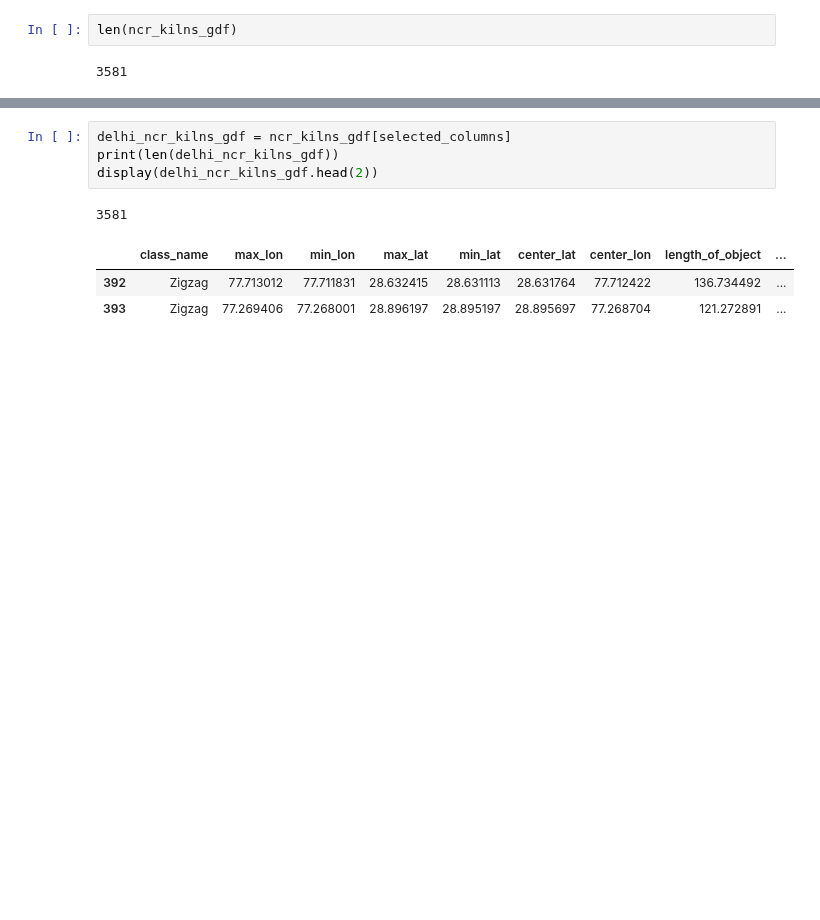
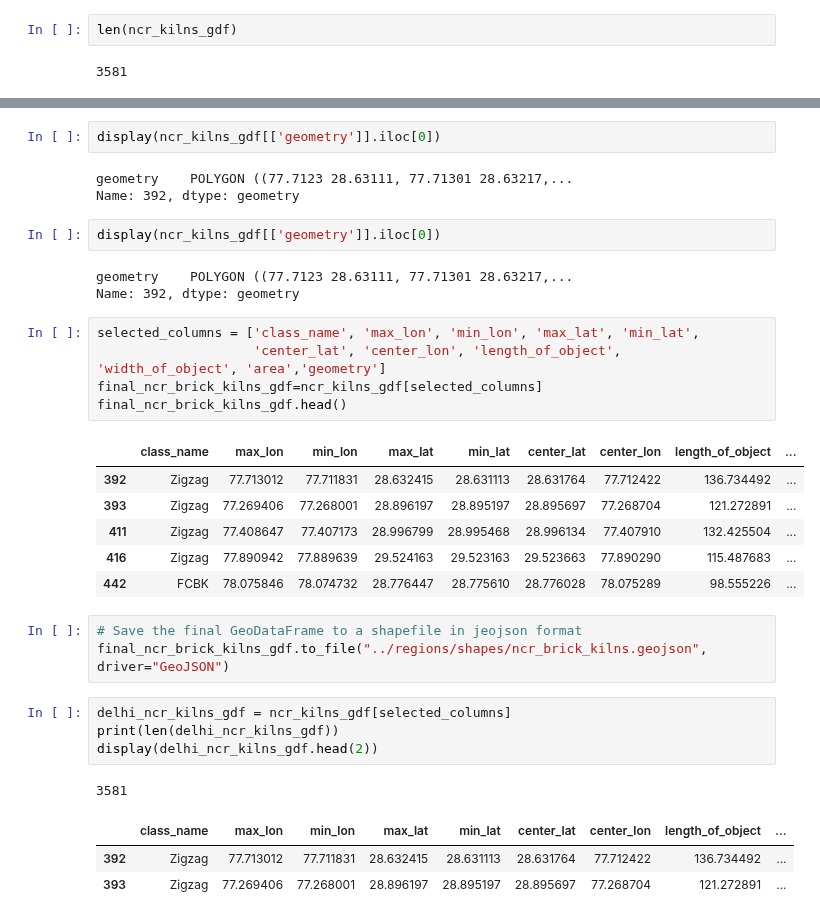
Before and after one commit to rishabh-mondal/ijcai_2025_kilns, a Jupyter notebook: notebooks/brick_kilns_plots.ipynb, the cells around one changed output, grey strips where cells are left out. Drawn from its saved outputs; the diff is of its cells as text; blank space fills up the shorter version.

```diff
--- a/notebooks/brick_kilns_plots.ipynb
+++ b/notebooks/brick_kilns_plots.ipynb
@@ -266,3 +340,28 @@ len(ncr_kilns_gdf)
+# %%
+display(ncr_kilns_gdf[['geometry']].iloc[0])
+# %% [output]
+geometry    POLYGON ((77.7123 28.63111, 77.71301 28.63217,...
+Name: 392, dtype: geometry
+# %%
+display(ncr_kilns_gdf[['geometry']].iloc[0])
+# %% [output]
+geometry    POLYGON ((77.7123 28.63111, 77.71301 28.63217,...
+Name: 392, dtype: geometry
+# %%
+selected_columns = ['class_name', 'max_lon', 'min_lon', 'max_lat', 'min_lat',
+                    'center_lat', 'center_lon', 'length_of_object', 'width_of_object', 'area','geometry']
+final_ncr_brick_kilns_gdf=ncr_kilns_gdf[selected_columns]
+final_ncr_brick_kilns_gdf.head()
+# %% [output]
+|  | class_name | max_lon | min_lon | max_lat | min_lat | center_lat | center_lon | length_of_object | ... |
+| 392 | Zigzag | 77.713012 | 77.711831 | 28.632415 | 28.631113 | 28.631764 | 77.712422 | 136.734492 | ... |
+| 393 | Zigzag | 77.269406 | 77.268001 | 28.896197 | 28.895197 | 28.895697 | 77.268704 | 121.272891 | ... |
+| 411 | Zigzag | 77.408647 | 77.407173 | 28.996799 | 28.995468 | 28.996134 | 77.407910 | 132.425504 | ... |
+| 416 | Zigzag | 77.890942 | 77.889639 | 29.524163 | 29.523163 | 29.523663 | 77.890290 | 115.487683 | ... |
+| 442 | FCBK | 78.075846 | 78.074732 | 28.776447 | 28.775610 | 28.776028 | 78.075289 | 98.555226 | ... |
+# %%
+# Save the final GeoDataFrame to a shapefile in jeojson format
+final_ncr_brick_kilns_gdf.to_file("../regions/shapes/ncr_brick_kilns.geojson", driver="GeoJSON")
 # %%
 delhi_ncr_kilns_gdf = ncr_kilns_gdf[selected_columns]
 print(len(delhi_ncr_kilns_gdf))
```
Also changed, not shown: parts of 20 cells of this notebook.
